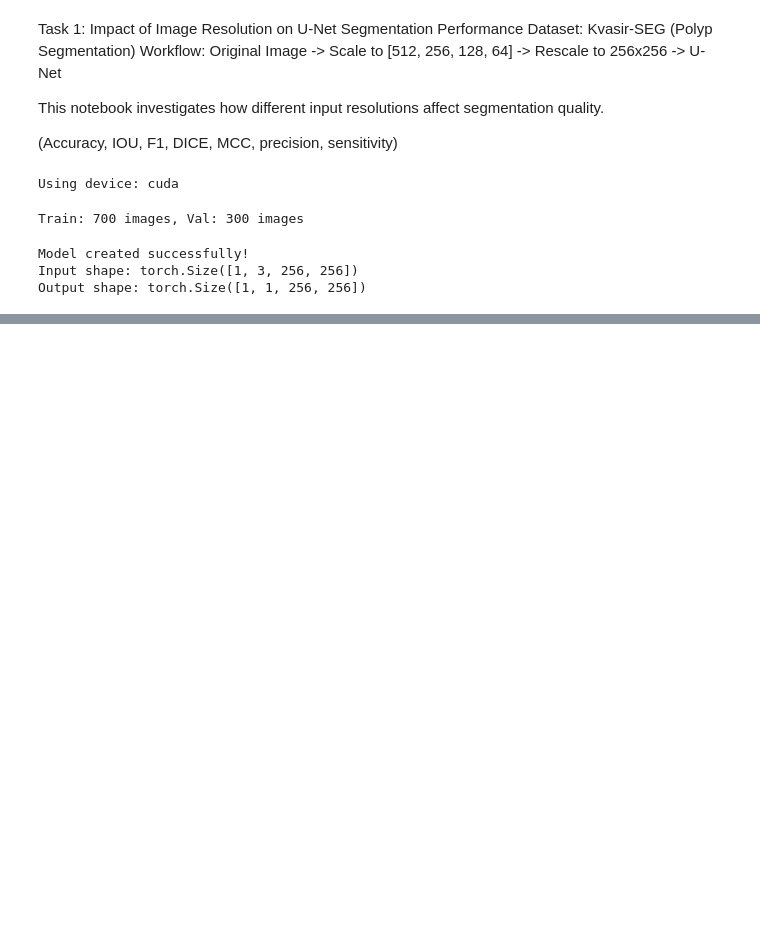
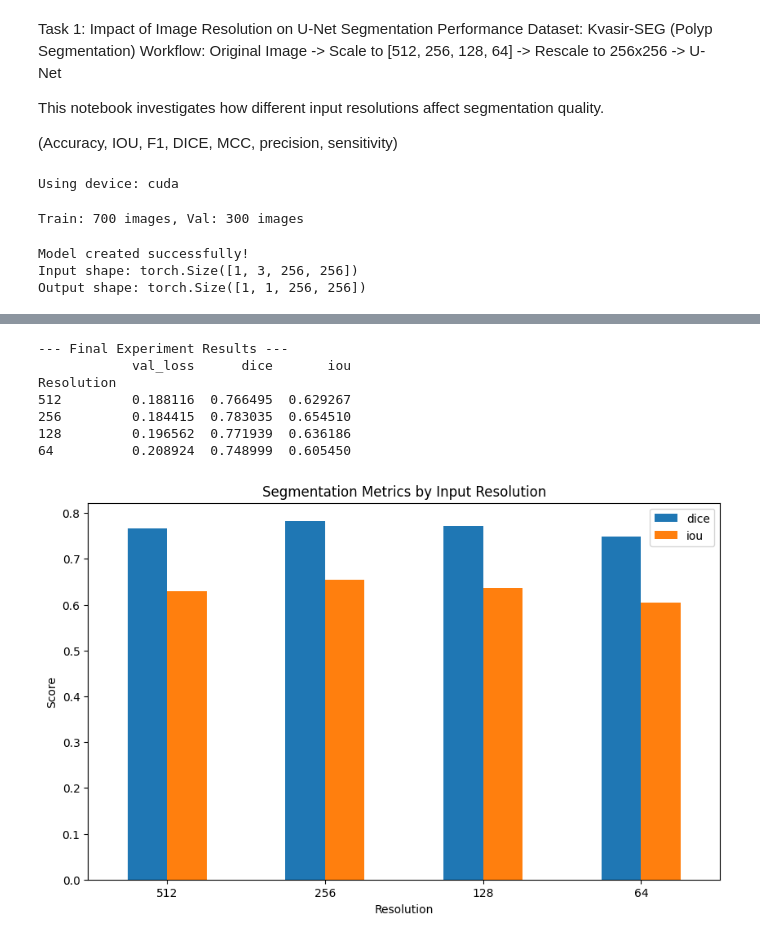
Before and after one commit to jakobthomassen/DL-MedicalImageSegmentation, a Jupyter notebook: dl-task1-imageres-impact.ipynb, the cells around one changed output, grey strips where cells are left out. Cells and saved outputs as stored; diff of their text form; code cells hidden in the pictures; blank space fills up the shorter version.

```diff
--- a/dl-task1-imageres-impact.ipynb
+++ b/dl-task1-imageres-impact.ipynb
@@ -190,0 +438,29 @@ Output shape: torch.Size([1, 1, 256, 256])
+# %%
+# ============================================================================\n
+# DISPLAY RESULTS
+# ============================================================================\n
+
+# Convert results dictionary to a Pandas DataFrame
+results_df = pd.DataFrame.from_dict(experiment_results, orient='index')
+results_df.index.name = 'Resolution'
+results_df = results_df.sort_index(ascending=False)
+
+print("\n--- Final Experiment Results ---")
+print(results_df)
+
+# Optional: Plot the results
+results_df.plot(kind='bar', y=['dice', 'iou'],
+                title='Segmentation Metrics by Input Resolution',
+                figsize=(10, 6))
+plt.ylabel('Score')
+plt.xticks(rotation=0)
+plt.show()
+# %% [output]
+--- Final Experiment Results ---
+            val_loss      dice       iou
+Resolution
+512         0.188116  0.766495  0.629267
+256         0.184415  0.783035  0.654510
+128         0.196562  0.771939  0.636186
+64          0.208924  0.748999  0.605450
+[figure, added]
```
Also changed, not shown: parts of 3 cells of this notebook.
